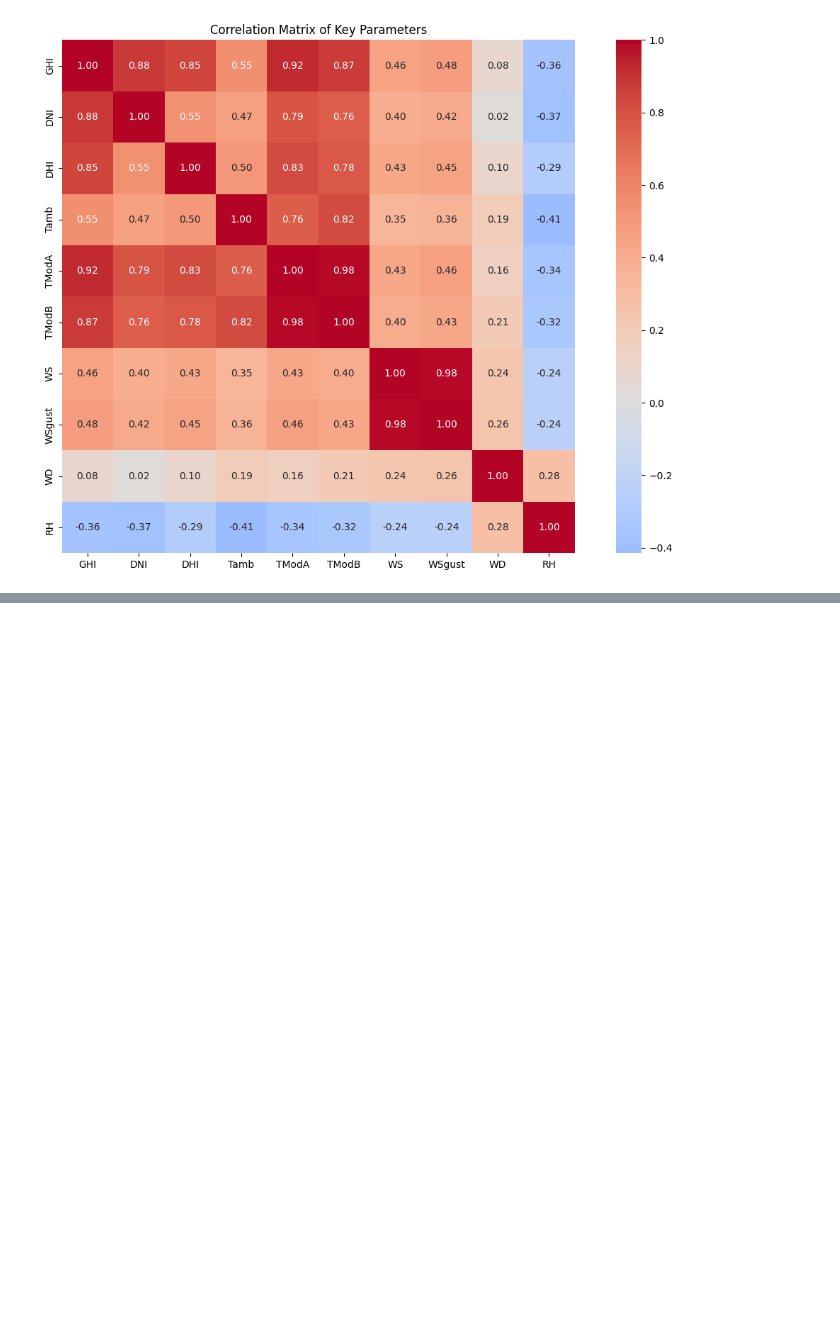
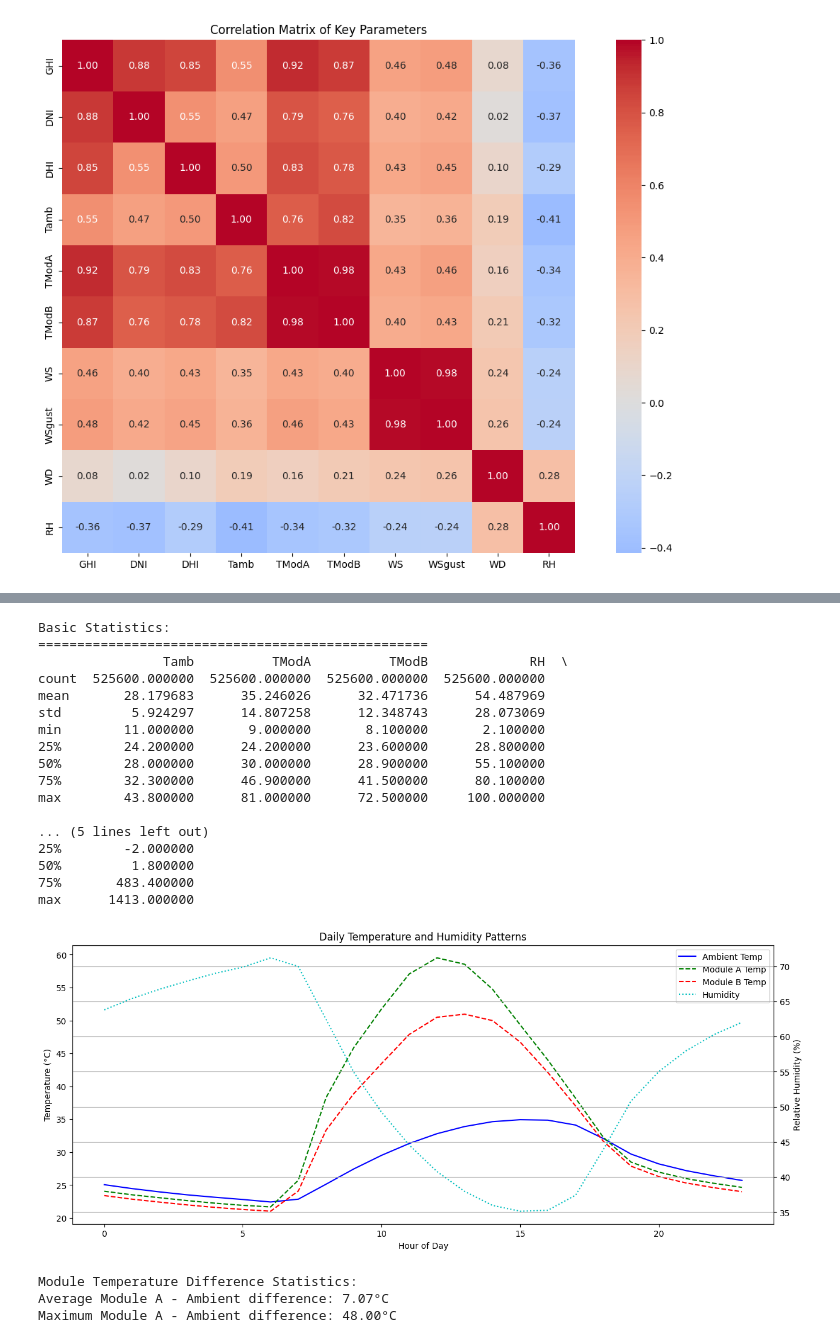
Before and after one commit to ElhamW688/SRA, a Jupyter notebook: notebooks/analysis.ipynb, the cells around one changed output, grey strips where cells are left out. Drawn from its saved outputs; the diff is of its cells as text; code cells hidden in the pictures; blank space fills up the shorter version.

```diff
--- a/notebooks/analysis.ipynb
+++ b/notebooks/analysis.ipynb
@@ -257,0 +290,73 @@ perform_correlation_analysis(benin)
+# %%
+def analyze_temperature_humidity(df):
+    # 1. Basic Temperature and Humidity Statistics
+    print("Basic Statistics:")
+    print("="*50)
+    stats_df = df[['Tamb', 'TModA', 'TModB', 'RH', 'GHI']].describe()
+    print(stats_df)
+
+    # 2. Daily Temperature and Humidity Patterns
+    df['Hour'] = pd.to_datetime(df['Timestamp']).dt.hour
+    hourly_data = df.groupby('Hour').agg({
+        'Tamb': 'mean',
+        'TModA': 'mean',
+        'TModB': 'mean',
+        'RH': 'mean',
+        'GHI': 'mean'
+    })
+
+    plt.figure(figsize=(15, 6))
+
+    # Temperature Daily Pattern
+    ax1 = plt.gca()
+    ax2 = ax1.twinx()
+
+    # Plot temperatures
+    ax1.plot(hourly_data.index, hourly_data['Tamb'], 'b-', label='Ambient Temp')
+    ax1.plot(hourly_data.index, hourly_data['TModA'], 'g--', label='Module A Temp')
+    ax1.plot(hourly_data.index, hourly_data['TModB'], 'r--', label='Module B Temp')
+    ax1.set_xlabel('Hour of Day')
+    ax1.set_ylabel('Temperature (°C)')
+
+    # Plot humidity
+    ax2.plot(hourly_data.index, hourly_data['RH'], 'c:', label='Humidity')
+    ax2.set_ylabel('Relative Humidity (%)')
+
+    # Combine legends
+    lines1, labels1 = ax1.get_legend_handles_labels()
+    lines2, labels2 = ax2.get_legend_handles_labels()
+    ax1.legend(lines1 + lines2, labels1 + labels2, loc='upper right')
+
+    plt.title('Daily Temperature and Humidity Patterns')
+    plt.grid(True)
+    plt.show()
+
+
+    # Module temperature difference statistics
+    print("\nModule Temperature Difference Statistics:")
+    print(f"Average Module A - Ambient difference: {(df['TModA'] - df['Tamb']).mean():.2f}°C")
+    print(f"Maximum Module A - Ambient difference: {(df['TModA'] - df['Tamb']).max():.2f}°C")
+
+analyze_temperature_humidity(benin)
+# %% [output]
+Basic Statistics:
+==================================================
+                Tamb          TModA          TModB             RH  \
+count  525600.000000  525600.000000  525600.000000  525600.000000
+mean       28.179683      35.246026      32.471736      54.487969
+std         5.924297      14.807258      12.348743      28.073069
+min        11.000000       9.000000       8.100000       2.100000
+25%        24.200000      24.200000      23.600000      28.800000
+50%        28.000000      30.000000      28.900000      55.100000
+75%        32.300000      46.900000      41.500000      80.100000
+max        43.800000      81.000000      72.500000     100.000000
+
+... (5 lines left out)
+25%        -2.000000
+50%         1.800000
+75%       483.400000
+max      1413.000000
+[figure, added]
+Module Temperature Difference Statistics:
+Average Module A - Ambient difference: 7.07°C
+Maximum Module A - Ambient difference: 48.00°C
```
Also changed, not shown: parts of 2 cells of this notebook.
